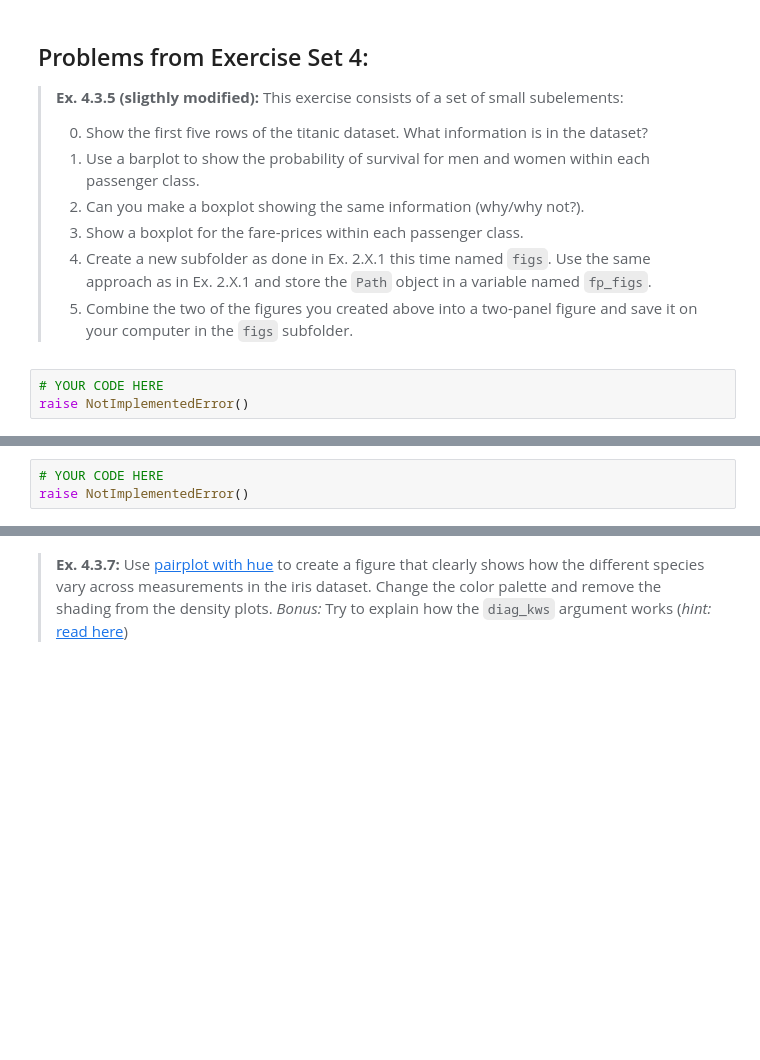
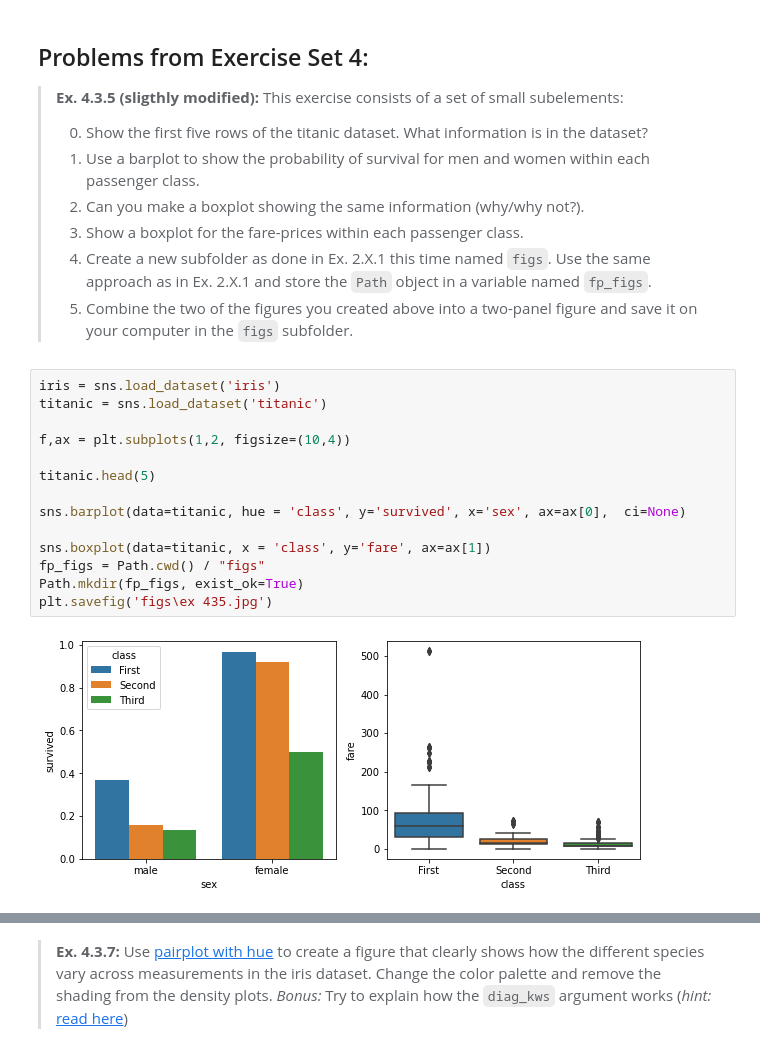
Before and after one commit to danawang10/isds29, a Jupyter notebook: assignment1/Dana/assignment_1_Dana.ipynb, the cells around one changed output, grey strips where cells are left out. Saved outputs shown, nothing was run; the diff lists cells and outputs as text; blank space fills up the shorter version.

```diff
--- a/assignment1/Dana/assignment_1_Dana.ipynb
+++ b/assignment1/Dana/assignment_1_Dana.ipynb
@@ -479,9 +499,22 @@ m  # Display map
 > 3. Show a boxplot for the fare-prices within each passenger class.
 > 4. Create a new subfolder as done in Ex. 2.X.1 this time named `figs`. Use the same approach as in Ex. 2.X.1 and store the `Path` object in a variable named `fp_figs`.
 > 5. Combine the two of the figures you created above into a two-panel figure and save it on your computer in the `figs` subfolder.
-# %%
-# YOUR CODE HERE
-raise NotImplementedError()
+# %%
+iris = sns.load_dataset('iris')
+titanic = sns.load_dataset('titanic')
+
+f,ax = plt.subplots(1,2, figsize=(10,4))
+
+titanic.head(5)
+
+sns.barplot(data=titanic, hue = 'class', y='survived', x='sex', ax=ax[0],  ci=None)
+
+sns.boxplot(data=titanic, x = 'class', y='fare', ax=ax[1])
+fp_figs = Path.cwd() / "figs"
+Path.mkdir(fp_figs, exist_ok=True)
+plt.savefig('figs\ex 435.jpg')
+# %% [output]
+[figure, added]
 # %% [markdown]
 > **Ex. 4.3.6:** Using the iris flower dataset, draw a scatterplot of sepal length and petal length. Include a second order polynomial fitted to the data. Add a title to the plot and rename the axis labels.
 >
@@ -492,6 +525,3 @@ raise NotImplementedError()
 > <img src="example-iris-q436.png" alt="Drawing" style="width: 200px;"/>
 >
 > _Hint:_ Use the `.regplot` method from seaborn.
-# %%
-# YOUR CODE HERE
-raise NotImplementedError()
```
Also changed, not shown: parts of 12 cells of this notebook, 2 other files.
